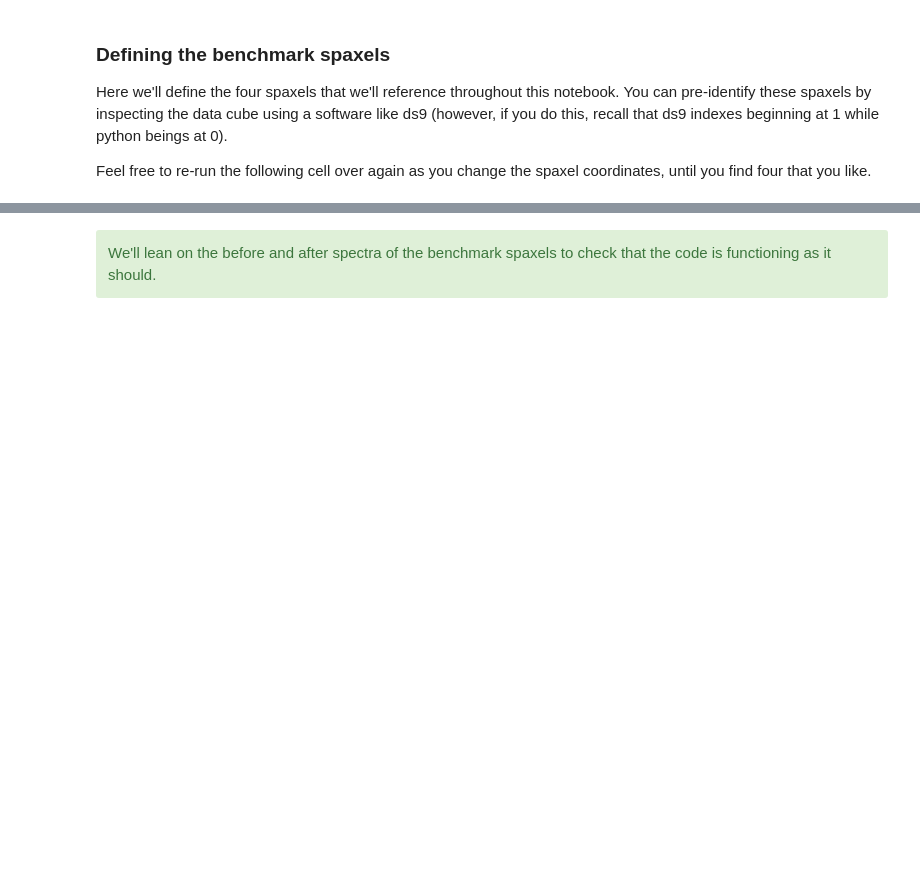
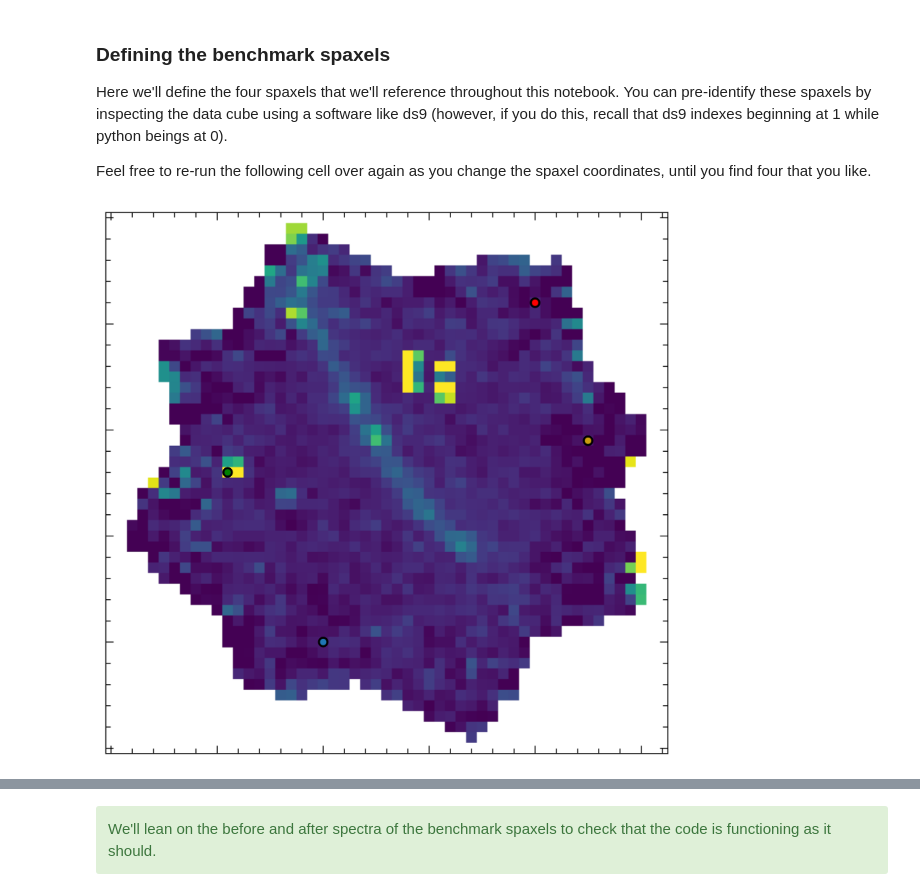
Before and after one commit to aibhleog/baryon-sweep, a Jupyter notebook: layered-sigma-clipping.PART1.ipynb, the cells around one changed output, grey strips where cells are left out. Drawn from its saved outputs; the diff is of its cells as text; code cells hidden in the pictures; blank space fills up the shorter version.

```diff
--- a/layered-sigma-clipping.PART1.ipynb
+++ b/layered-sigma-clipping.PART1.ipynb
@@ -51,35 +59,37 @@ Feel free to re-run the following cell over again as you change the spaxel coord
 # %%
 # identifying benchmark spaxels to look at throughout the sigma clipping process
 
-x,y = 10,10 # spaxel 1, make this one "normal" in the benchmark slice
-x2,y2 = 7,30 # spaxel 2
+x,y = 20,10 # spaxel 1, make this one "normal" in the benchmark slice
+x2,y2 = 11,26 # spaxel 2
 x3,y3 = 45,29 # spaxel 3
-x4,y4 = 13,40 # spaxle 4
+x4,y4 = 40,42 # spaxle 4
 
 
 # LOOKING AT THE BENCHMARK SLICE & LOCATION OF
 # BENCHMARK SPAXELS CHOSEN ABOVE
 # ---------------
 
 # defining the colormap limits here, will use throughout notebook
 clims = (-0.5,5)
 
 
 plt.figure(figsize=(8,6))
 
 plt.imshow(benchmark_slice,clim=clims,origin='lower',cmap='viridis')
 
 plt.scatter(x,y,s=40,edgecolor='k',color='C0',lw=1.5) # "normal" spaxel
 plt.scatter(x2,y2,s=40,edgecolor='k',color='g',lw=1.5) # spaxel 2
 plt.scatter(x3,y3,s=40,edgecolor='k',color='#CB9E0E',lw=1.5) # spaxel 3
 plt.scatter(x4,y4,s=40,edgecolor='k',color='r',lw=1.5) # spaxel 4
 
 plt.gca().set_yticklabels([])
 plt.gca().set_xticklabels([])
 
 plt.tight_layout()
 plt.show()
 plt.close('all')
+# %% [output]
+[figure, added]
 # %%
 # ------------------------------------------
 # LOOKING AT 1D AROUND BENCHMARK SLICE IN 1D
```
Also changed, not shown: parts of 6 cells of this notebook, 6 other files.
